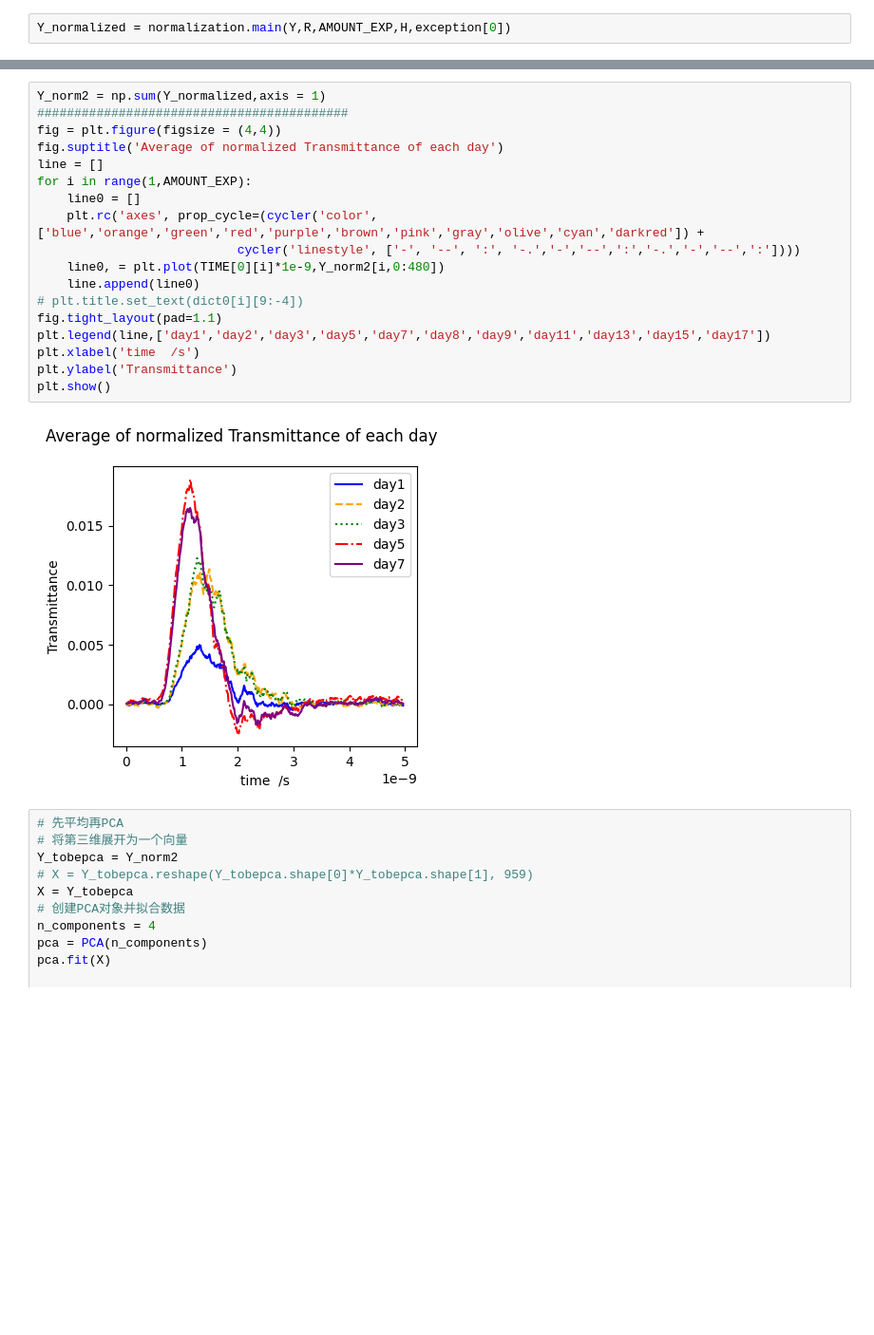
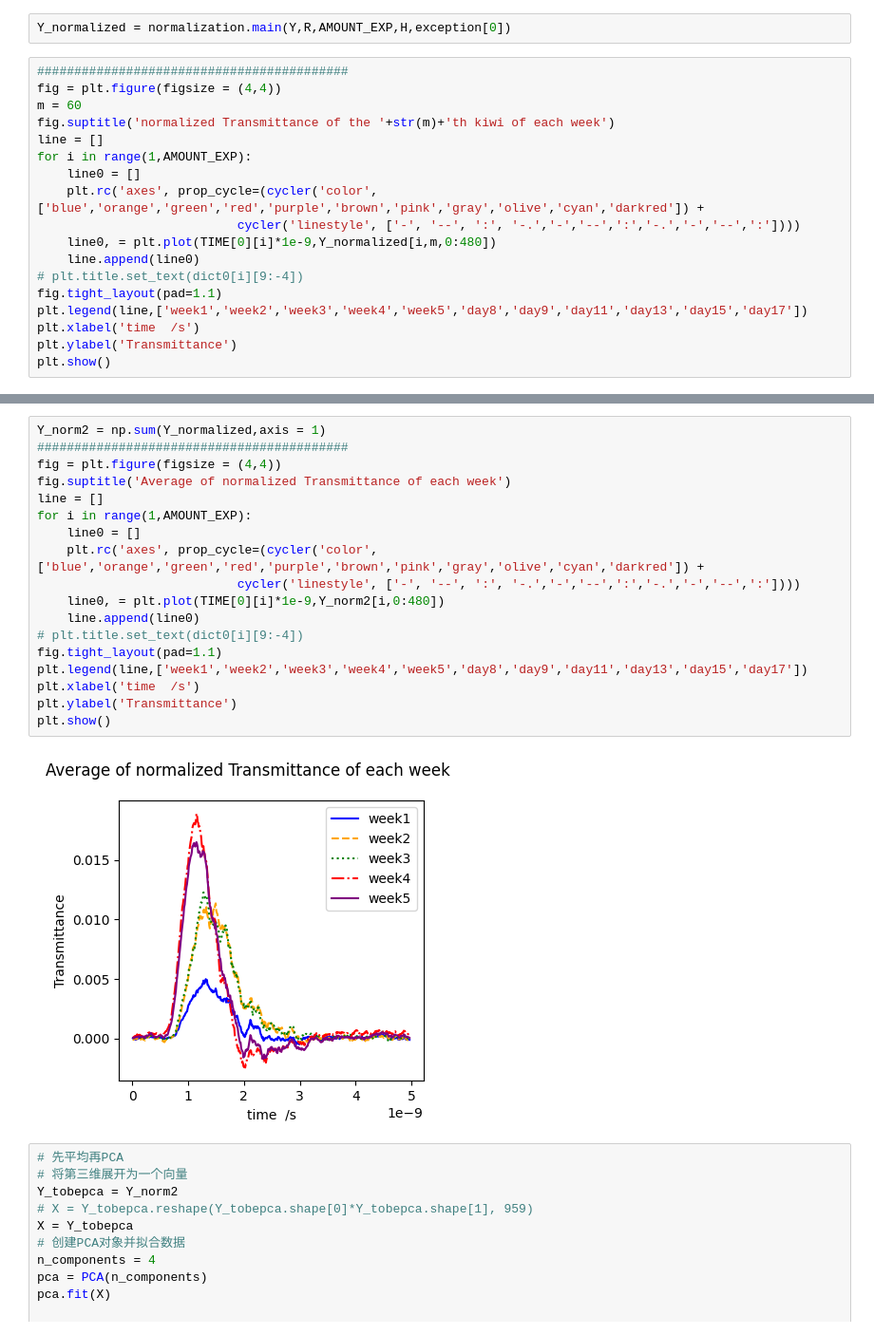
Before and after one commit to xbx18502/Graduation_research_feb, a Jupyter notebook: first_step_fridge.ipynb, the cells around one changed output, grey strips where cells are left out. Shown at 95% size. Saved outputs shown, nothing was run; the diff lists cells and outputs as text; blank space fills up the shorter version.

```diff
--- a/first_step_fridge.ipynb
+++ b/first_step_fridge.ipynb
@@ -284,3 +284,21 @@ class normalization():
         return Y_normalized
 # %%
 Y_normalized = normalization.main(Y,R,AMOUNT_EXP,H,exception[0])
+# %%
+##########################################
+fig = plt.figure(figsize = (4,4))
+m = 60
+fig.suptitle('normalized Transmittance of the '+str(m)+'th kiwi of each week')
+line = []
+for i in range(1,AMOUNT_EXP):
+    line0 = []
+    plt.rc('axes', prop_cycle=(cycler('color', ['blue','orange','green','red','purple','brown','pink','gray','olive','cyan','darkred']) +
+                           cycler('linestyle', ['-', '--', ':', '-.','-','--',':','-.','-','--',':'])))
+    line0, = plt.plot(TIME[0][i]*1e-9,Y_normalized[i,m,0:480])
+    line.append(line0)
+# plt.title.set_text(dict0[i][9:-4])
+fig.tight_layout(pad=1.1)
+plt.legend(line,['week1','week2','week3','week4','week5','day8','day9','day11','day13','day15','day17'])
+plt.xlabel('time  /s')
+plt.ylabel('Transmittance')
+plt.show()
@@ -287,23 +307,23 @@ Y_normalized = normalization.main(Y,R,AMOUNT_EXP,H,exception[0])
 # %%
 Y_norm2 = np.sum(Y_normalized,axis = 1)
 ##########################################
 fig = plt.figure(figsize = (4,4))
-fig.suptitle('Average of normalized Transmittance of each day')
+fig.suptitle('Average of normalized Transmittance of each week')
 line = []
 for i in range(1,AMOUNT_EXP):
     line0 = []
     plt.rc('axes', prop_cycle=(cycler('color', ['blue','orange','green','red','purple','brown','pink','gray','olive','cyan','darkred']) +
                            cycler('linestyle', ['-', '--', ':', '-.','-','--',':','-.','-','--',':'])))
     line0, = plt.plot(TIME[0][i]*1e-9,Y_norm2[i,0:480])
     line.append(line0)
 # plt.title.set_text(dict0[i][9:-4])
 fig.tight_layout(pad=1.1)
-plt.legend(line,['day1','day2','day3','day5','day7','day8','day9','day11','day13','day15','day17'])
+plt.legend(line,['week1','week2','week3','week4','week5','day8','day9','day11','day13','day15','day17'])
 plt.xlabel('time  /s')
 plt.ylabel('Transmittance')
 plt.show()
 # %% [output]
-[figure, old version]
+[figure, new version]
 # %%
 # 先平均再PCA
 # 将第三维展开为一个向量
```
Also changed, not shown: parts of 8 cells of this notebook, 1 other file.
